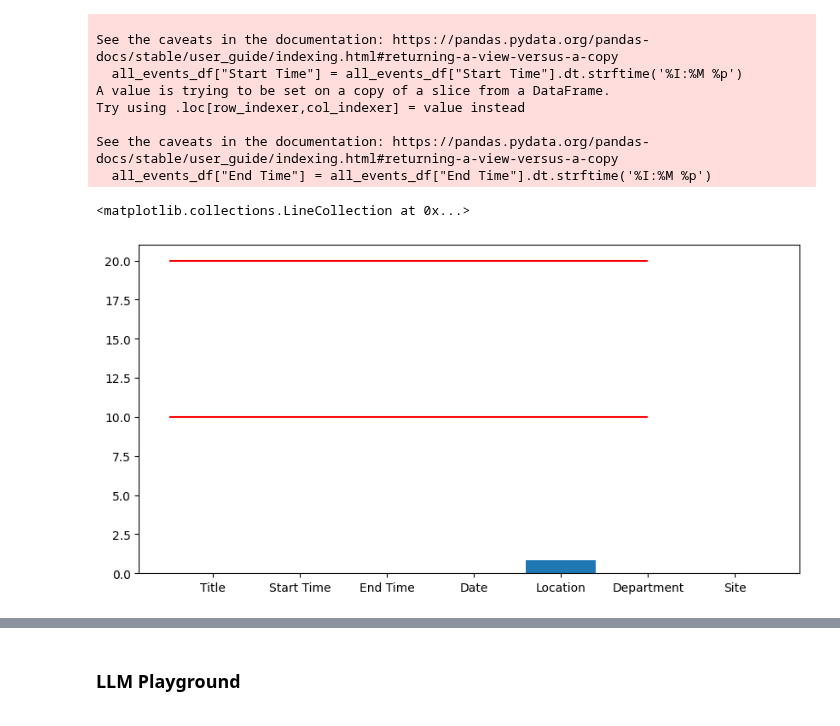
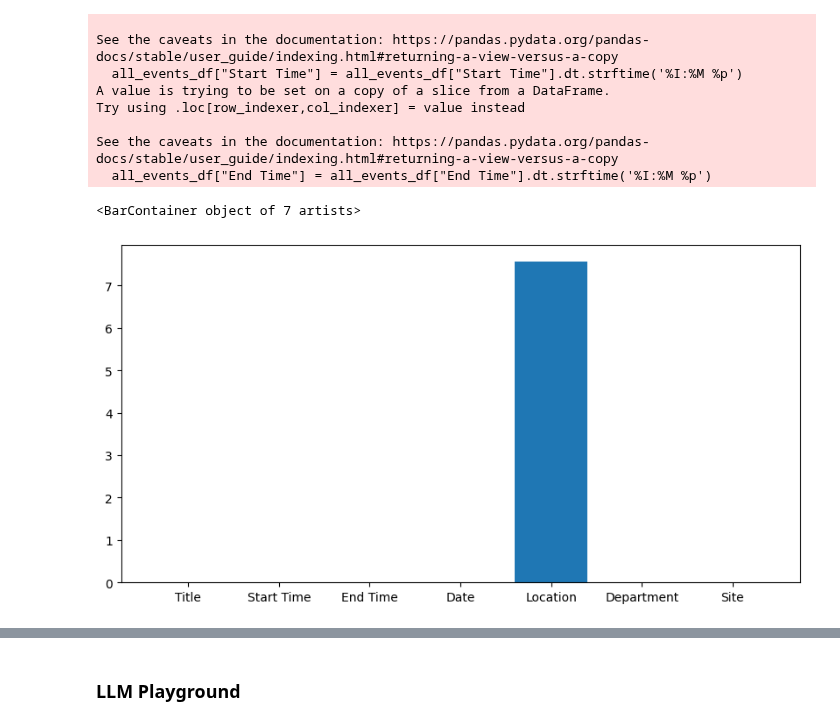
Before and after one commit to alzox/html2ai2json, a Jupyter notebook: scraping notebook.ipynb, the cells around one changed output, grey strips where cells are left out. Saved outputs shown, nothing was run; the diff lists cells and outputs as text; code cells hidden in the pictures.

```diff
--- a/scraping notebook.ipynb
+++ b/scraping notebook.ipynb
@@ -320,7 +322,7 @@ Finished processing site 26
 def update_year(value):
     if pd.isna(value):
         return value
-    return value.replace(year=2024)
+    return value.replace(year=2025)
 
 def convert_to_datetime(value):
     new_value = value
@@ -517,12 +519,12 @@ See the caveats in the documentation: https://pandas.pydata.org/pandas-docs/stab
 # %%
 # sum isna
 isna = all_events_df.isna().sum()
 rows = all_events_df.shape[0]
 isna_percent = isna / rows * 100
 plt.figure(figsize=(10, 5))
 plt.bar(isna_percent.index, isna_percent)
-plt.hlines(20, -.5, 5, colors='r')
-plt.hlines(10, -.5, 5, colors='r')
+# plt.hlines(20, -.5, 5, colors='r')
+# plt.hlines(10, -.5, 5, colors='r')
 # %% [output]
-<matplotlib.collections.LineCollection at 0x...>
+<BarContainer object of 7 artists>
-[figure, old version]
+[figure, new version]
```
Also changed, not shown: parts of 7 cells of this notebook.
